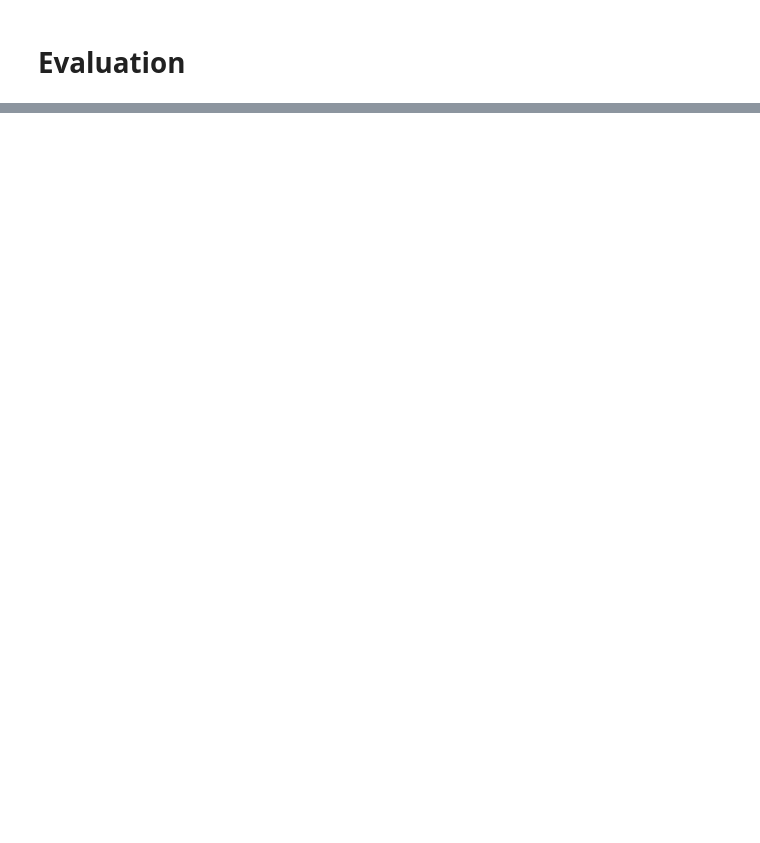
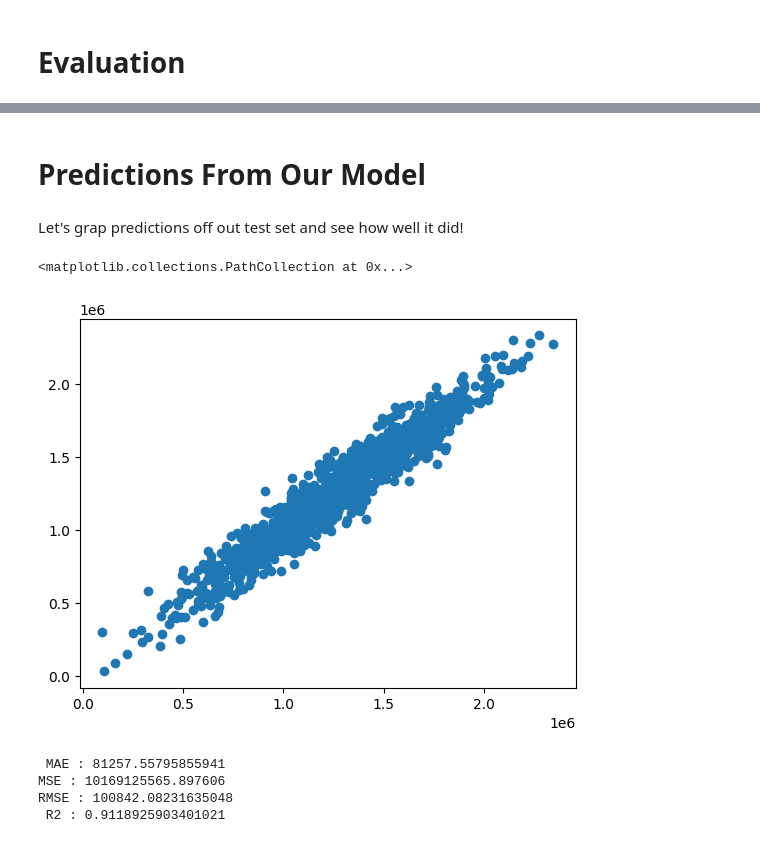
Before and after one commit to bakirmohammed1234/Machine_Learning, a Jupyter notebook: Sklearn_Models_Implementations/regressionLineare/HousePrediction.ipynb, the cells around one changed output, grey strips where cells are left out. Saved outputs shown, nothing was run; the diff lists cells and outputs as text; code cells hidden in the pictures; blank space fills up the shorter version.

Commit message:
evaluate the model

```diff
--- a/Sklearn_Models_Implementations/regressionLineare/HousePrediction.ipynb
+++ b/Sklearn_Models_Implementations/regressionLineare/HousePrediction.ipynb
@@ -6,7 +6,7 @@ import seaborn as sns
 # %% [markdown]
 # Retrieve Data
 # %%
-data = pd.read_csv("E:\\MachineLearningCoursera\\MachineLeaningPractice\\datasets\\USA_Housing.csv")
+data = pd.read_csv("E:\\MachineLearningCoursera\\datasets\\USA_Housing.csv")
 # %%
 data.info()
 # %% [output]
@@ -75,2 +87,11 @@ print(" Intercept : ",model.intercept_)
+# %% [markdown]
+# Predictions From Our Model
+# %% [markdown]
+Let's grap predictions off out test set and see how well it did!
 # %%
 y_predict = model.predict(x_test)
+# %%
+plt.scatter(y_predict , y_test)
+# %% [output]
+<matplotlib.collections.PathCollection at 0x...>
+[figure, added]
@@ -76,0 +100,10 @@ y_predict = model.predict(x_test)
+# %%
+print(f" MAE : {metrics.mean_absolute_error(y_predict,y_test)} ")
+print(f"MSE : {metrics.mean_squared_error(y_predict,y_test)}")
+print(f"RMSE : {np.sqrt(metrics.mean_squared_error(y_predict,y_test))}")
+print(f" R2 : {metrics.r2_score(y_predict,y_test)}")
+# %% [output]
+ MAE : 81257.55795855941
+MSE : 10169125565.897606
+RMSE : 100842.08231635048
+ R2 : 0.9118925903401021
```
Also changed, not shown: parts of 5 cells of this notebook.
